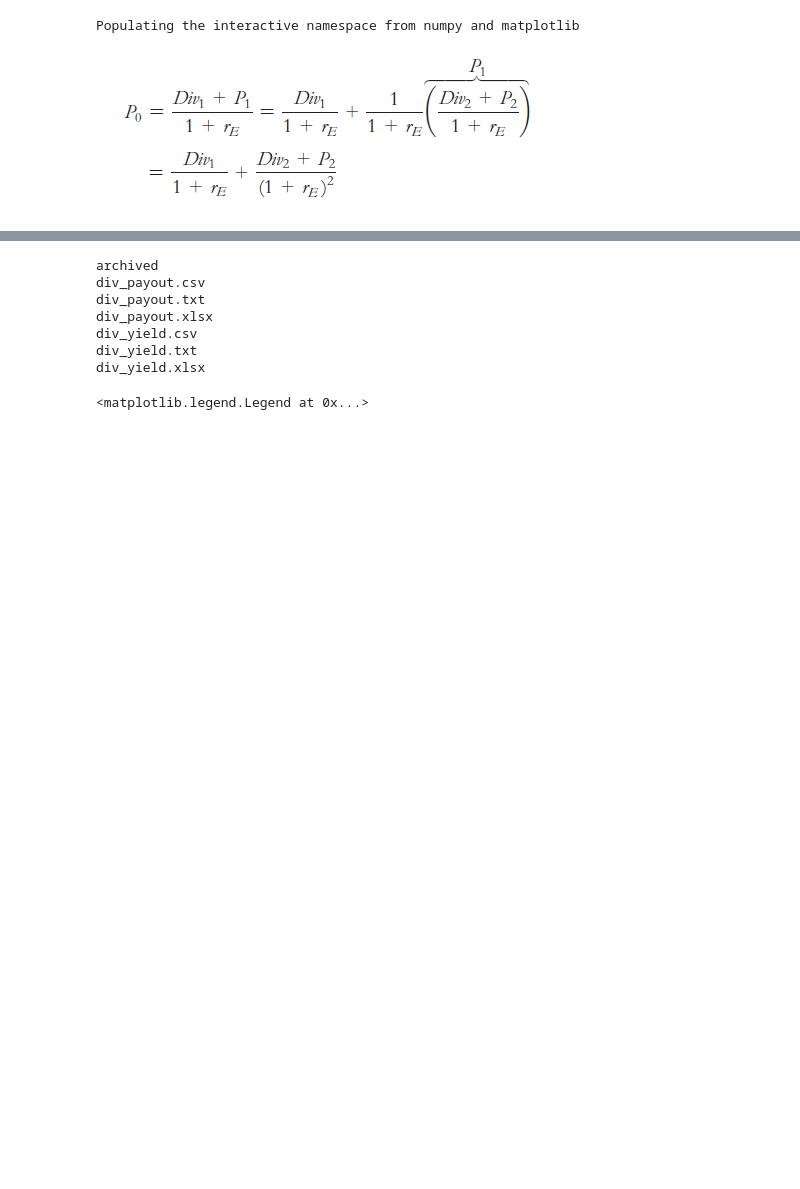
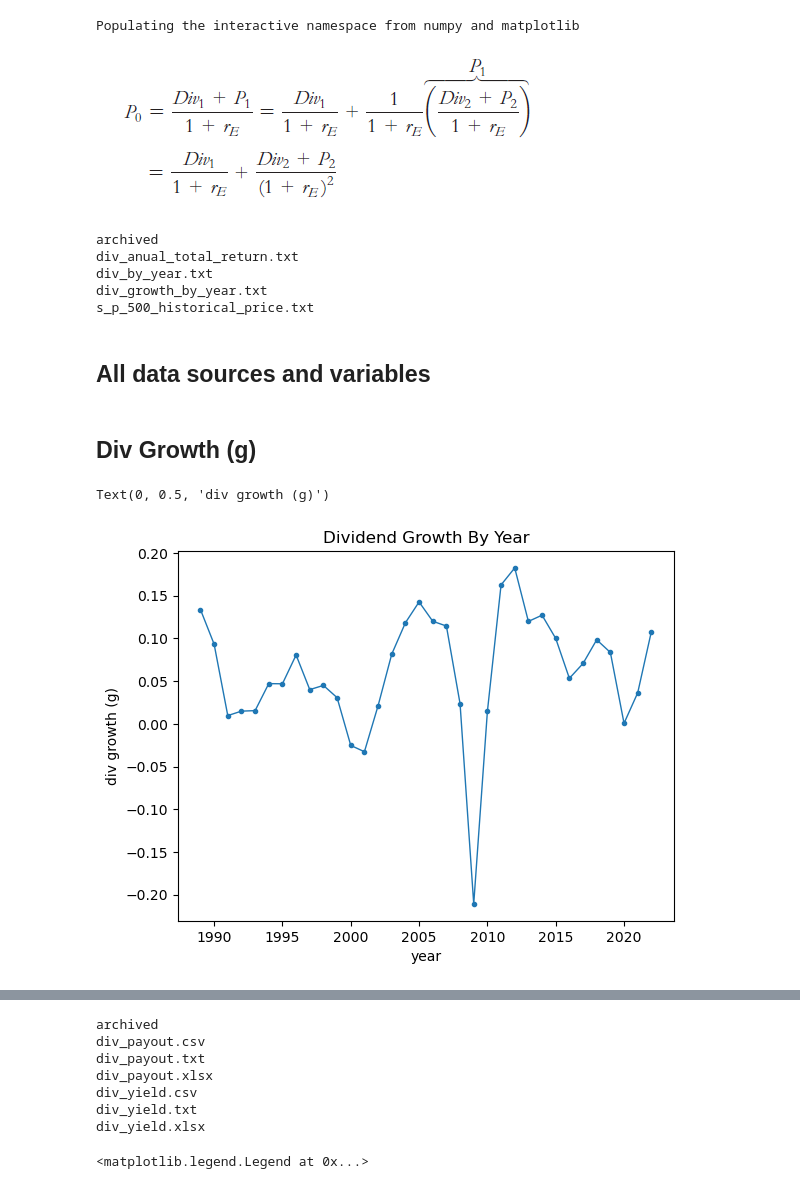
Before and after one commit to notmuchgeek/y3_BPES_cw01, a Jupyter notebook: cw01_main.ipynb, the cells around one changed output, grey strips where cells are left out. Drawn from its saved outputs; the diff is of its cells as text; code cells hidden in the pictures; blank space fills up the shorter version.

Commit message:
Data_and_plotting

```diff
--- a/cw01_main.ipynb
+++ b/cw01_main.ipynb
@@ -10,3 +10,55 @@ import numpy as np
 Populating the interactive namespace from numpy and matplotlib
 # %% [markdown]
 ![image.png](attachment:image.png)
+# %%
+import os
+
+#Universal path for the working dictionary
+PATH = 'C:/Users/AlbertCielstian/Documents/GitHub/y3_BPES_cw01/data/'
+
+files = os.listdir(PATH)
+
+for file in files:
+    print(file)
+# %% [output]
+archived
+div_anual_total_return.txt
+div_by_year.txt
+div_growth_by_year.txt
+s_p_500_historical_price.txt
+# %%
+def load_d(name):
+    xy_data=np.loadtxt(PATH+str(name),skiprows=0)
+
+    x1=[]
+    y1=[]
+    for i in xy_data:
+        x1.append(i[0])
+        y1.append(float(i[1]))
+    return np.array(x1), np.array(y1)
+# %% [markdown]
+## All data sources and variables
+# %%
+g_year,g = load_d('div_growth_by_year.txt')
+rm_year,rm = load_d('div_anual_total_return.txt')
+div_year,div = load_d('div_by_year.txt')
+
+
+# https://ycharts.com/indicators/reports/sp_500_returns
+# https://www.multpl.com/s-p-500-dividend/table/by-year
+# https://www.multpl.com/s-p-500-dividend-growth
+# %% [markdown]
+## Div Growth (g)
+# %%
+fig, ax = plt.subplots()
+
+plt.title('Dividend Growth By Year')
+ax.plot(g_year,g, linewidth=1,label = 'Div growth (g)', marker='.')
+
+
+
+ax.set_xlabel('year')
+ax.set_ylabel('div growth (g)')
+# %% [output]
+Text(0, 0.5, 'div growth (g)')
+[figure, added]
```
Also changed, not shown: parts of 10 cells of this notebook, 13 other files.
